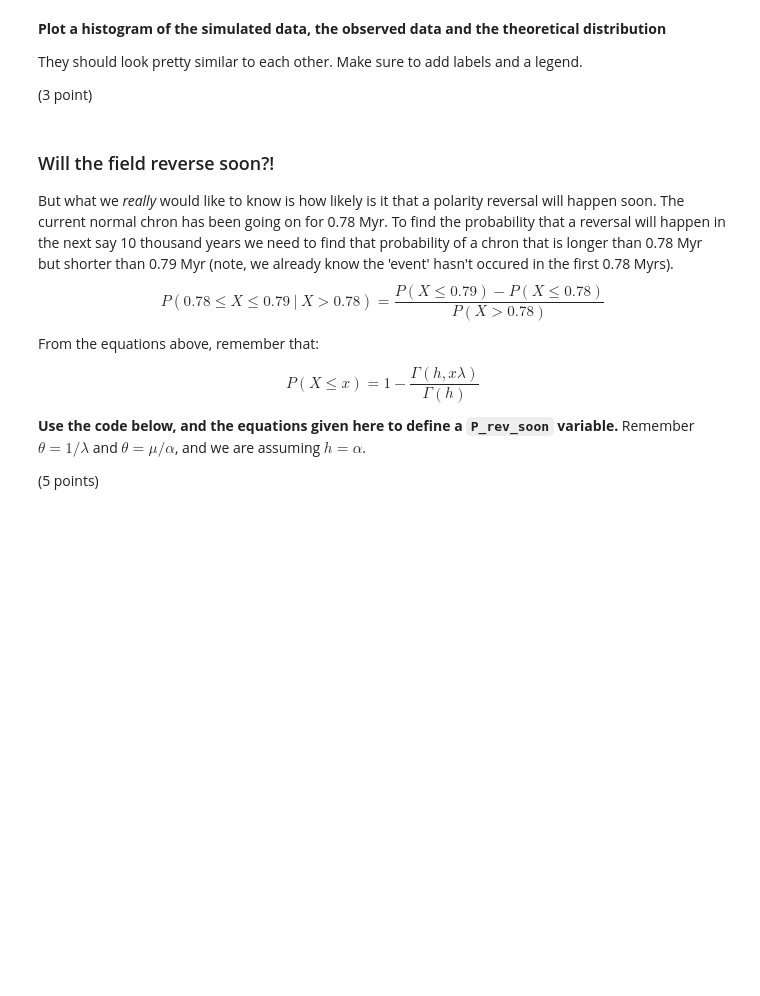
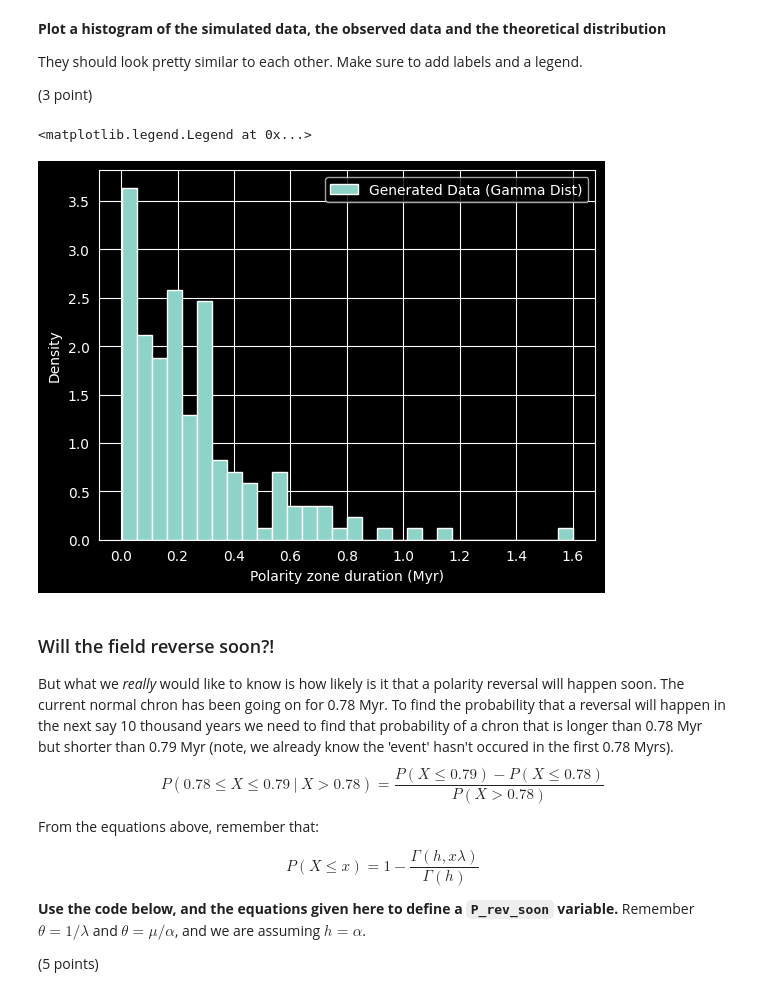
Before and after one commit to ItsukiKigoshi/EPS88_Gleeson, a Jupyter notebook: homework02.ipynb, the cells around one changed output. Saved outputs shown, nothing was run; the diff lists cells and outputs as text; code cells hidden in the pictures; blank space fills up the shorter version.

```diff
--- a/homework02.ipynb
+++ b/homework02.ipynb
@@ -270,7 +278,7 @@
 
 (4 points)
 # %%
-gam_dis = np.random.gamma( , scale = , size = ) # fill in the three variables
+gam_dis = np.random.gamma(1.2, scale = average_polarity_zone_duration/1.2, size = len(GPTS)) # fill in the three variables
 # %% [markdown]
 **Plot a histogram of the simulated data, the observed data and the theoretical distribution**
 
@@ -278,9 +286,14 @@ They should look pretty similar to each other. Make sure to add labels and a leg
 
 (3 point)
 # %%
-
+plt.figure()
+plt.hist(gam_dis,bins=30,density=True, label='Generated Data (Gamma Dist)')
 plt.xlabel('Polarity zone duration (Myr)')
+plt.ylabel('Density')
 plt.legend()
+# %% [output]
+<matplotlib.legend.Legend at 0x...>
+[figure, added]
 # %% [markdown]
 ### Will the field reverse soon?!
 But what we _really_ would like to know is how likely is it that a polarity reversal will happen soon. The current normal chron has been going on for 0.78 Myr. To find the probability that a reversal will happen in the next say 10 thousand years we need to find that probability of a chron that is longer than 0.78 Myr but shorter than 0.79 Myr (note, we already know the 'event' hasn't occured in the first 0.78 Myrs).
```
Also changed, not shown: parts of 5 cells of this notebook.
